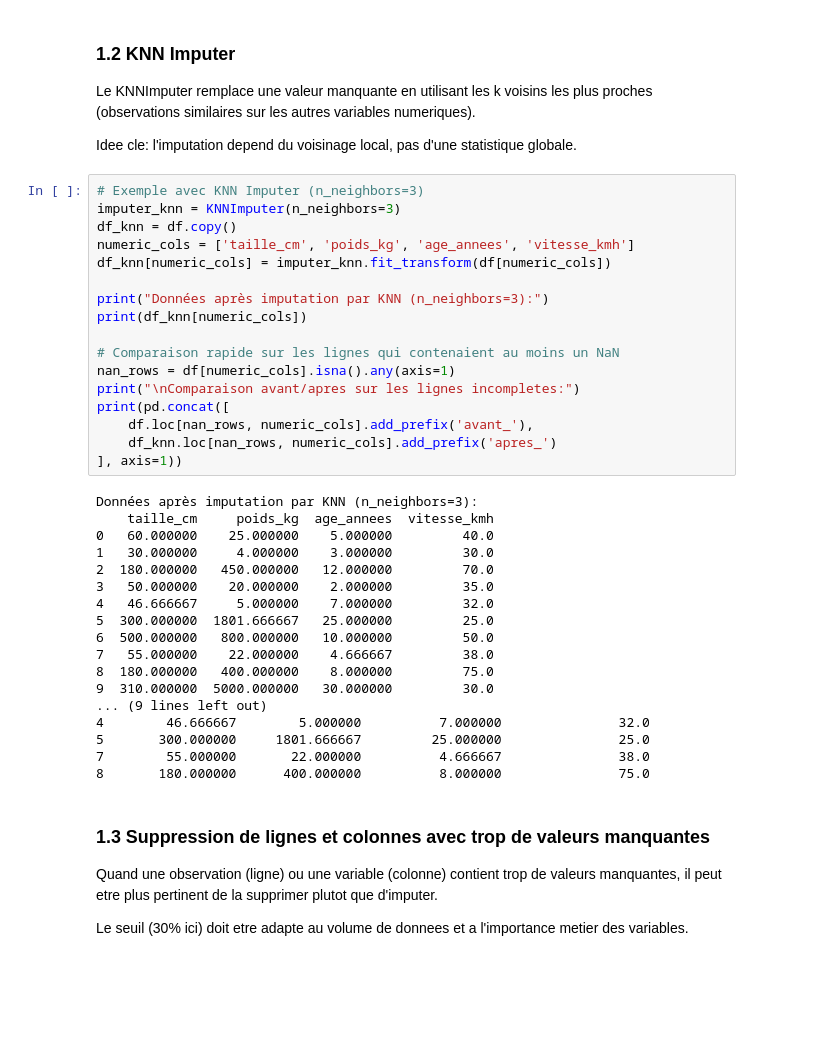
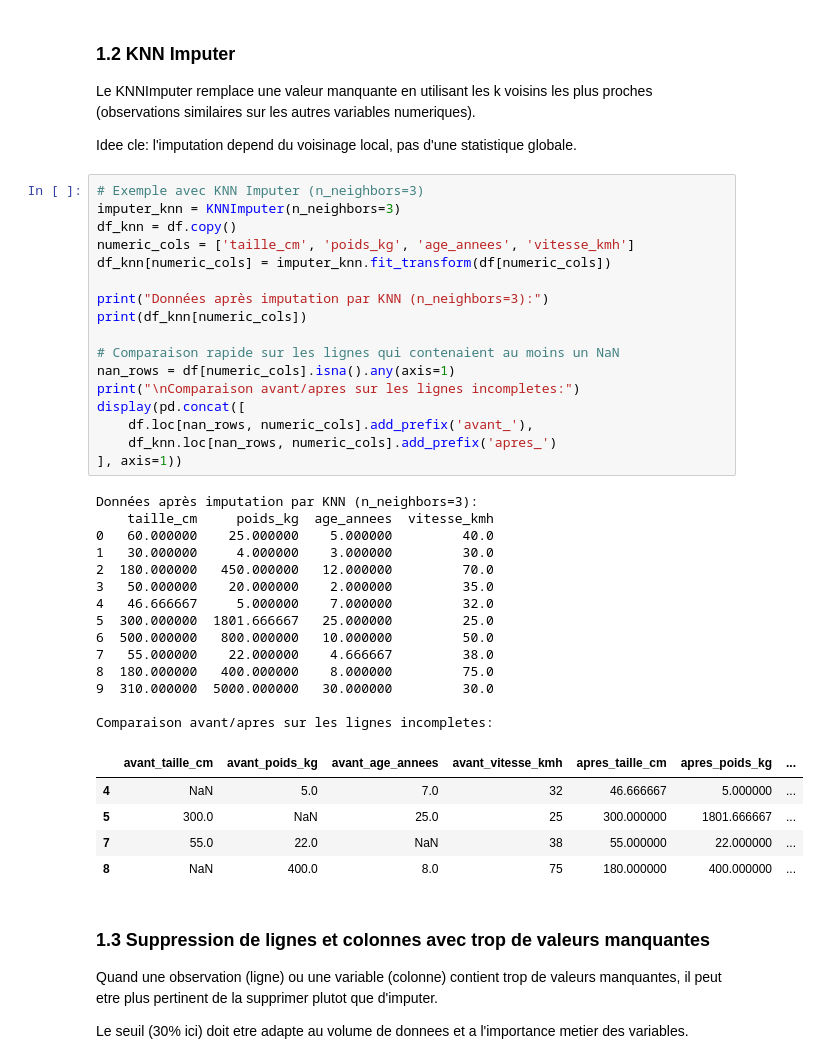
Before and after one commit to jkarsenty/ai-dev-teaching-hub, a Jupyter notebook: Machine-Learning/Part1/Alyra-preprocessing.ipynb, the cells around one changed output. Cells and saved outputs as stored; diff of their text form; blank space fills up the shorter version.

```diff
--- a/Machine-Learning/Part1/Alyra-preprocessing.ipynb
+++ b/Machine-Learning/Part1/Alyra-preprocessing.ipynb
@@ -216,38 +228,40 @@ Idee cle: l'imputation depend du voisinage local, pas d'une statistique globale.
 # %%
 # Exemple avec KNN Imputer (n_neighbors=3)
 imputer_knn = KNNImputer(n_neighbors=3)
 df_knn = df.copy()
 numeric_cols = ['taille_cm', 'poids_kg', 'age_annees', 'vitesse_kmh']
 df_knn[numeric_cols] = imputer_knn.fit_transform(df[numeric_cols])
 
 print("Données après imputation par KNN (n_neighbors=3):")
 print(df_knn[numeric_cols])
 
 # Comparaison rapide sur les lignes qui contenaient au moins un NaN
 nan_rows = df[numeric_cols].isna().any(axis=1)
 print("\nComparaison avant/apres sur les lignes incompletes:")
-print(pd.concat([
+display(pd.concat([
     df.loc[nan_rows, numeric_cols].add_prefix('avant_'),
     df_knn.loc[nan_rows, numeric_cols].add_prefix('apres_')
 ], axis=1))
 # %% [output]
 Données après imputation par KNN (n_neighbors=3):
     taille_cm     poids_kg  age_annees  vitesse_kmh
 0   60.000000    25.000000    5.000000         40.0
 1   30.000000     4.000000    3.000000         30.0
 2  180.000000   450.000000   12.000000         70.0
 3   50.000000    20.000000    2.000000         35.0
 4   46.666667     5.000000    7.000000         32.0
 5  300.000000  1801.666667   25.000000         25.0
 6  500.000000   800.000000   10.000000         50.0
 7   55.000000    22.000000    4.666667         38.0
 8  180.000000   400.000000    8.000000         75.0
 9  310.000000  5000.000000   30.000000         30.0
-... (9 lines left out)
-4        46.666667        5.000000          7.000000               32.0
-5       300.000000     1801.666667         25.000000               25.0
-7        55.000000       22.000000          4.666667               38.0
-8       180.000000      400.000000          8.000000               75.0
+
+Comparaison avant/apres sur les lignes incompletes:
+|  | avant_taille_cm | avant_poids_kg | avant_age_annees | avant_vitesse_kmh | apres_taille_cm | apres_poids_kg | ... |
+| 4 | NaN | 5.0 | 7.0 | 32 | 46.666667 | 5.000000 | ... |
+| 5 | 300.0 | NaN | 25.0 | 25 | 300.000000 | 1801.666667 | ... |
+| 7 | 55.0 | 22.0 | NaN | 38 | 55.000000 | 22.000000 | ... |
+| 8 | NaN | 400.0 | 8.0 | 75 | 180.000000 | 400.000000 | ... |
 # %% [markdown]
 ### 1.3 Suppression de lignes et colonnes avec trop de valeurs manquantes
 
```
Also changed, not shown: parts of 8 cells of this notebook, 1 other file.
